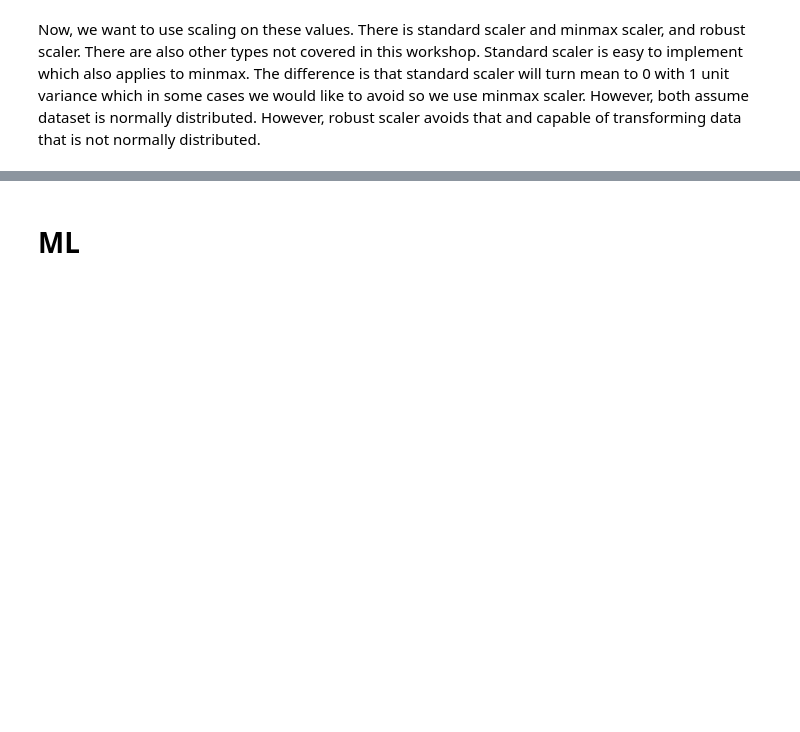
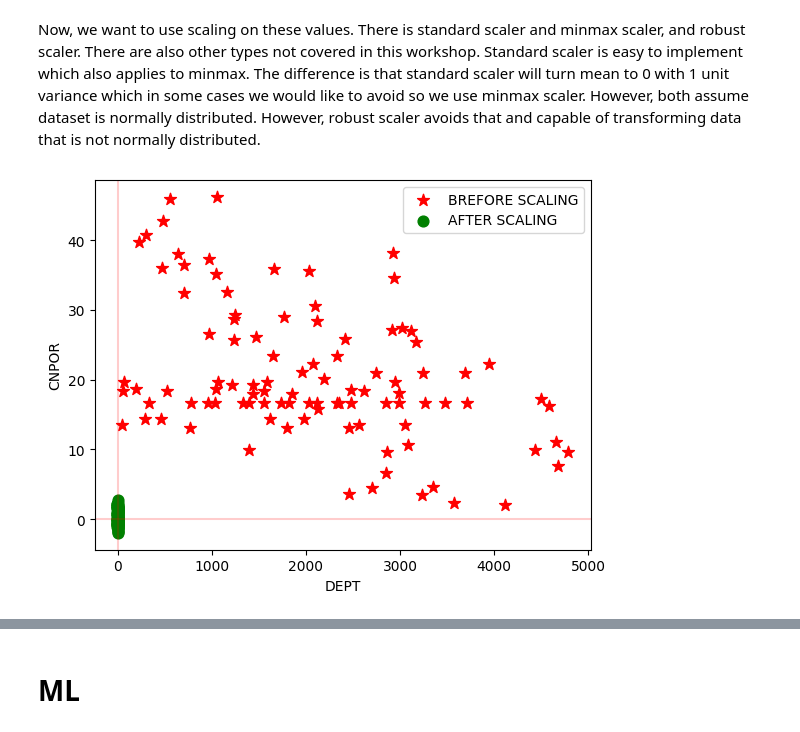
Before and after one commit to ra2309/AIWorkshop, a Jupyter notebook: Workshop.ipynb, the cells around one changed output, grey strips where cells are left out. Cells and saved outputs as stored; diff of their text form; code cells hidden in the pictures; blank space fills up the shorter version.

```diff
--- a/Workshop.ipynb
+++ b/Workshop.ipynb
@@ -229,4 +231,4 @@ Anohter way is to use knn-imputer which predicts missing values using KNN algori
 # %%
 from sklearn.impute import KNNImputer
 imputer = KNNImputer()
-imputer.fit_transform(df)
+df_s[lst] = imputer.fit_transform(df_s[lst])
@@ -235,3 +235,5 @@ KeyboardInterrupt: ignored
+# %%
+df[lst] = imputer.transform(df[lst])
 # %%
 df.count()
 # %% [output]
@@ -288,2 +288,2 @@ from sklearn.preprocessing import StandardScaler,MinMaxScaler,RobustScaler
 # %%
-scaler = StandardScaler()
+std = StandardScaler()
@@ -292,4 +298,14 @@ df.reset_index(inplace=True)
 # %%
 lst.append('DEPT')
 # %%
-scaled_features = scaler.fit_transform(df[lst])
+std_features = std.fit_transform(df[lst])
+# %%
+df1 = pd.DataFrame(std_features,columns=lst)
+df1_s = df1.sample(100)
+df_s = df.sample(100)
+ax = df_s.plot.scatter(x='DEPT', y='CNPOR',color=['red'], marker = '*',s=80, label='BREFORE SCALING');
+df1_s.plot.scatter(x='DEPT', y='CNPOR', color=['green'],marker = 'o',s=60,label='AFTER SCALING', ax = ax);
+plt.axhline(0, color='red',alpha=0.2)
+plt.axvline(0, color='red',alpha=0.2);
+# %% [output]
+[figure, added]
```
Also changed, not shown: parts of 28 cells of this notebook.
